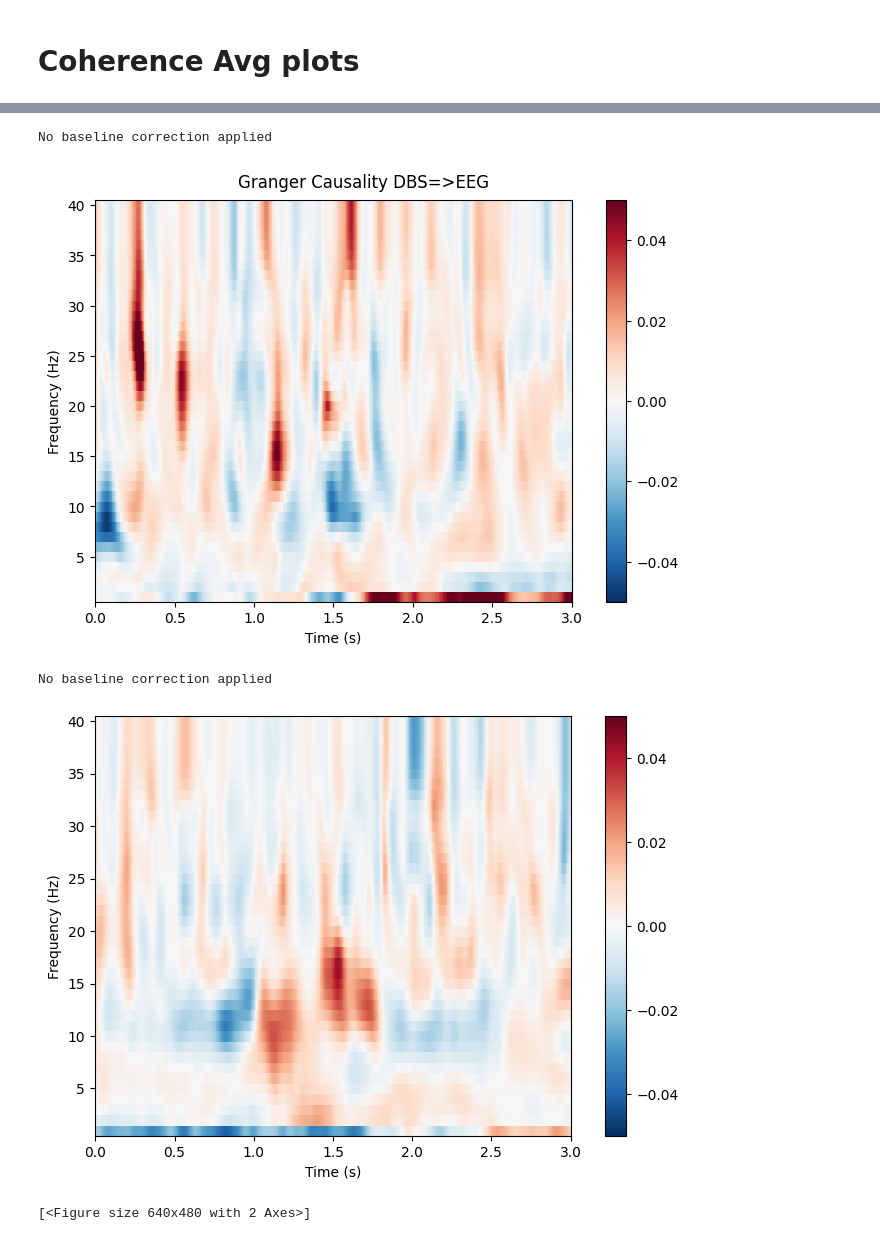
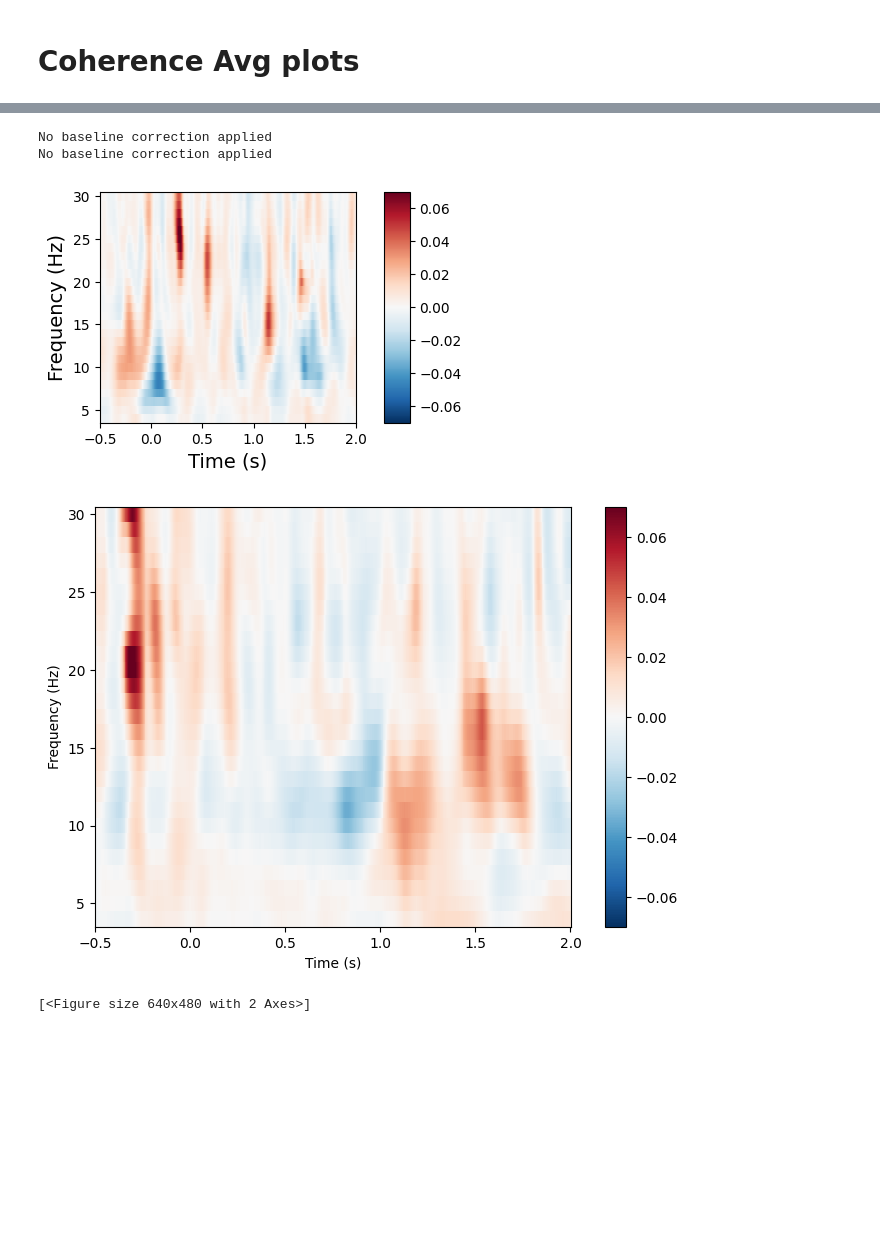
Before and after one commit to NiteshMalan/Oddball_Task, a Jupyter notebook: Oddball_Behavioral_analysis_Correlation.ipynb, the cells around one changed output, grey strips where cells are left out. Drawn from its saved outputs; the diff is of its cells as text; code cells hidden in the pictures; blank space fills up the shorter version.

```diff
--- a/Oddball_Behavioral_analysis_Correlation.ipynb
+++ b/Oddball_Behavioral_analysis_Correlation.ipynb
@@ -1931,7 +1980,7 @@ plt.title('Non Responders')
 Text(0.5, 1.0, 'Non Responders')
 [figure]
 # %%
-coh = pd.read_csv(base_dir+'Oddball_Coh_data_E_NE1.csv')
+coh = pd.read_csv(base_dir+'Oddball_Coh_data_E_NE4.csv')
 coh_sub = (
     coh.groupby(["Stage","Subject","Condition","Time", "Freq", "DBS" ], observed=False)[["CCC"]].mean().reset_index()
 )
@@ -2154,5 +2205,5 @@ plt.show()
 # %%
-gc = pd.read_csv(base_dir+'Oddball_GC_data_E_NE1.csv')
+gc = pd.read_csv(base_dir+'Oddball_GC_data_E_NE4.csv')
 gc_sub = (
     gc.groupby(["Stage","Subject","Condition","Time", "Freq", "DBS","Direction"], observed=False)[["GC"]].mean().reset_index()
 )
@@ -2365,7 +2416,7 @@ plt.show()
 base_dir = "E:/Oddball Data/"
 
 stg = ['implant'] #'implant','explant'
-subj_list = [7, 8, 11 ,13, 14, 15]
+subj_list = [7, 8, 11 ,13]
 #subj_list = ['007', '008', '011' ,'013', '014', '015']
 subj_list_r_imp = [7, 8, 11]
 
@@ -2708,48 +2789,79 @@ subj_list = ['007','008','011','013']
 stg = ['implant']#, 'implant']explant
 
 GC_dbs_eeg= []
+GC_odd_dbs_eeg=[]
+GC_typ_dbs_eeg=[]
 
 for st in stg:
     for sub in subj_list:
         file = f"{base_dir}GC_E_dbs_eeg_{sub}_{st}.npy"
         GC_dbs_eeg.append(np.load(file))
+
+        file = f"{base_dir}GC_dbs_eeg_Standard_E_{sub}_{st}.npy"
+        GC_typ_dbs_eeg.append(np.load(file))
+
+        file = f"{base_dir}GC_dbs_eeg_Oddball_E_{sub}_{st}.npy"
+        GC_odd_dbs_eeg.append(np.load(file))
+
+GC_odd_dbs_eeg1 = np.array(GC_odd_dbs_eeg)
+GC_odd_dbs_eeg = np.array(GC_odd_dbs_eeg)
+GC_odd_dbs_eeg = GC_odd_dbs_eeg1.mean(axis=0)
+GC_odd_dbs_eeg= GC_odd_dbs_eeg.reshape(1,GC_odd_dbs_eeg.shape[0],GC_odd_dbs_eeg.shape[1])
+
+GC_typ_dbs_eeg1 = np.array(GC_typ_dbs_eeg)
+GC_typ_dbs_eeg = np.array(GC_typ_dbs_eeg)
+GC_typ_dbs_eeg = GC_typ_dbs_eeg.mean(axis=0)
+GC_typ_dbs_eeg= GC_typ_dbs_eeg.reshape(1,GC_typ_dbs_eeg.shape[0],GC_typ_dbs_eeg.shape[1])
+
+GC_dbs_eeg1 = np.array(GC_dbs_eeg)
 GC_dbs_eeg = np.array(GC_dbs_eeg)
 GC_dbs_eeg = GC_dbs_eeg.mean(axis=0)
 GC_dbs_eeg= GC_dbs_eeg.reshape(1,GC_dbs_eeg.shape[0],GC_dbs_eeg.shape[1])
 
-tmin = 0
-tmax = 3
-vmax=0.05
-vmin=-0.05
+tmin = -0.5
+tmax = 2
+vmax=0.07
+vmin=-0.07
+
+
+tfr_typ_GC_dbs_eeg = mne.time_frequency.AverageTFR(epochs_aff_typ.copy().pick('C4').info, GC_typ_dbs_eeg, epochs_aff_typ.times, np.arange(1,41), len(epochs_aff_typ))
+tfr_odd_GC_dbs_eeg = mne.time_frequency.AverageTFR(epochs_aff_odd.copy().pick('C4').info, GC_odd_dbs_eeg, epochs_aff_odd.times, np.arange(1,41), len(epochs_aff_odd))
 tfr_diff_GC_dbs_eeg = mne.time_frequency.AverageTFR(epochs_aff_odd.copy().pick('C4').info, GC_dbs_eeg, epochs_aff_odd.times, np.arange(1,41), len(epochs_aff_odd))
 
-tfr_diff_GC_dbs_eeg.plot('C4', tmin=tmin,tmax=tmax, vmax=vmax,vmin=vmin, title = 'Granger Causality DBS=>EEG')
+
+width_ratios = [10, 1]
+fig, ax = plt.subplots(1, 2, figsize=(4, 3), gridspec_kw={"width_ratios": width_ratios})
+
+ax[0].set_ylabel('Frequency (Hz)', fontsize=14)
+ax[0].set_xlabel('Time (s)', fontsize=14)
+
+tfr_diff_GC_dbs_eeg.plot('C4', tmin=tmin,tmax=tmax, fmin=4,fmax=30,vmax=vmax,vmin=vmin, axes=ax[0],colorbar=False,show=False)
+fig.colorbar(ax[0].images[-1], cax=ax[1])
+
+
 
 base_dir = "E:/Oddball Data/"
 subj_list = ['013','014','015']
 
 stg = ['implant']#, 'implant']explant
 
 GC_dbs_eeg= []
 
 for st in stg:
     for sub in subj_list:
         file = f"{base_dir}GC_dbs_eeg_{sub}_{st}.npy"
         GC_dbs_eeg.append(np.load(file))
 GC_dbs_eeg = np.array(GC_dbs_eeg)
 GC_dbs_eeg = GC_dbs_eeg.mean(axis=0)
 GC_dbs_eeg= GC_dbs_eeg.reshape(1,GC_dbs_eeg.shape[0],GC_dbs_eeg.shape[1])
 
-tmin = 0
-tmax = 3
-vmax=0.05
-vmin=-0.05
+
 tfr_diff_GC_dbs_eeg = mne.time_frequency.AverageTFR(epochs_aff_odd.copy().pick('C4').info, GC_dbs_eeg, epochs_aff_odd.times, np.arange(1,41), len(epochs_aff_odd))
 
-tfr_diff_GC_dbs_eeg.plot('C4', tmin=tmin,tmax=tmax, vmax=vmax,vmin=vmin)
+tfr_diff_GC_dbs_eeg.plot('C4', tmin=tmin,tmax=tmax, fmin=4,fmax=30, vmax=vmax,vmin=vmin)
 # %% [output]
 No baseline correction applied
+No baseline correction applied
-[figure, old version]
+[figure, new version]
+[figure, new version]
-No baseline correction applied
+[<Figure size 640x480 with 2 Axes>]
-[figure, old version]
-[<Figure size 640x480 with 2 Axes>]
```
Also changed, not shown: parts of 20 cells of this notebook, 2 other files.
